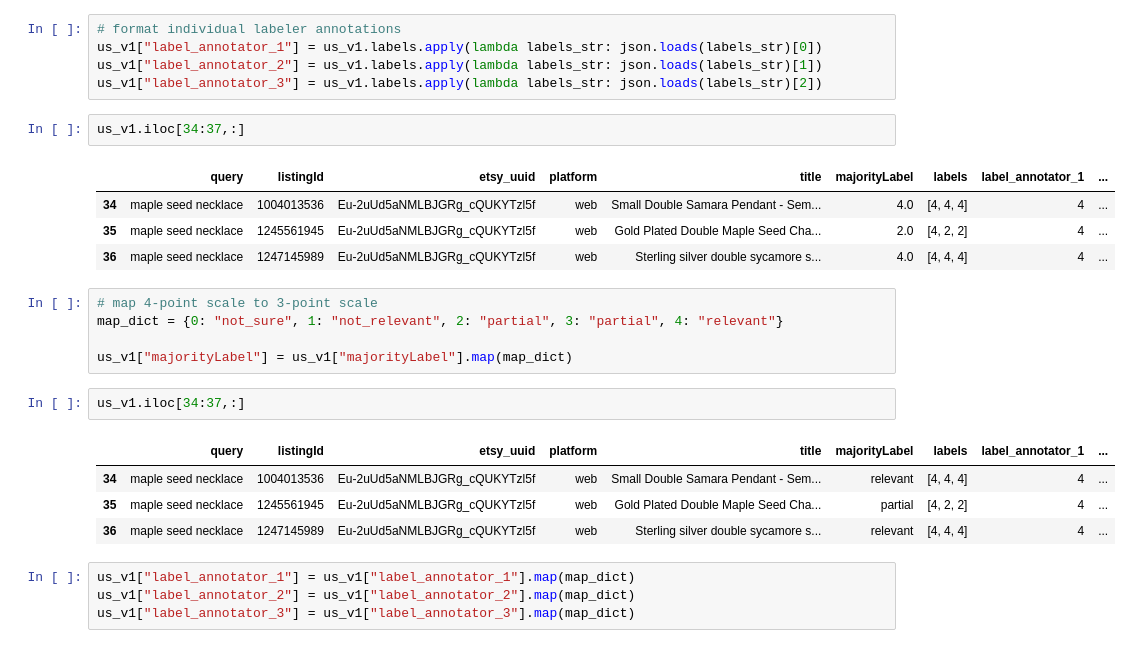
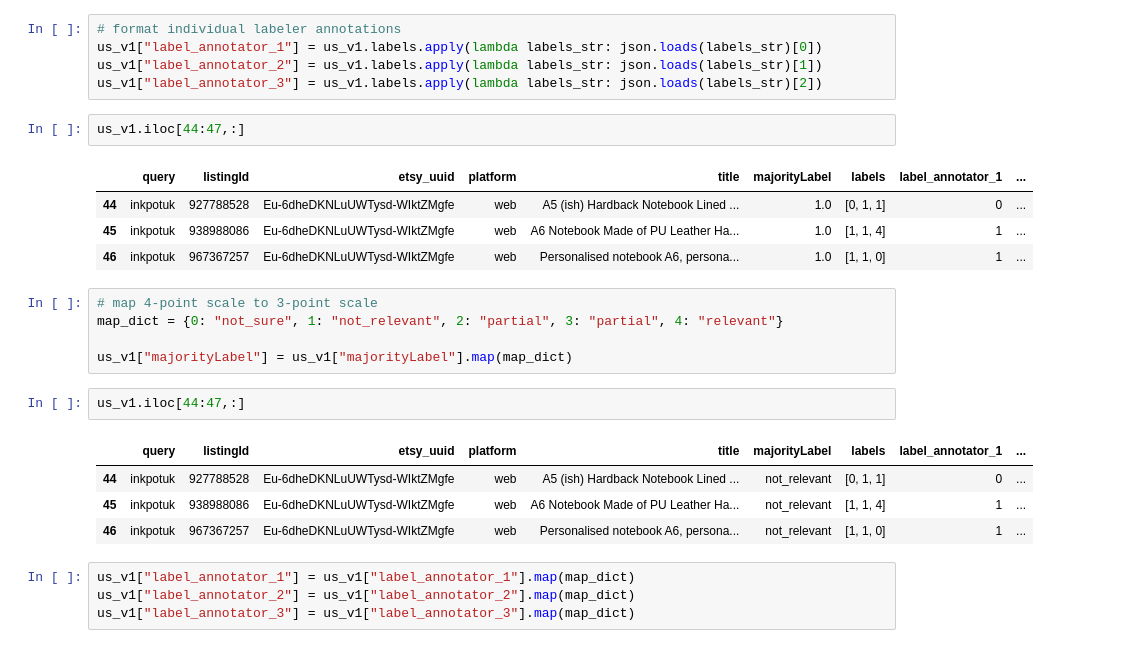
Before and after one commit to yqngzh/yzhang-adhoc-analysis, a Jupyter notebook: 2025H1_semantic_relevance_v3/merge_clean_existing_anno_datasets.ipynb, the cells around one changed output. Drawn from its saved outputs; the diff is of its cells as text.

```diff
--- a/2025H1_semantic_relevance_v3/merge_clean_existing_anno_datasets.ipynb
+++ b/2025H1_semantic_relevance_v3/merge_clean_existing_anno_datasets.ipynb
@@ -86,24 +86,24 @@ us_v1["label_annotator_1"] = us_v1.labels.apply(lambda labels_str: json.loads(la
 us_v1["label_annotator_2"] = us_v1.labels.apply(lambda labels_str: json.loads(labels_str)[1])
 us_v1["label_annotator_3"] = us_v1.labels.apply(lambda labels_str: json.loads(labels_str)[2])
 # %%
-us_v1.iloc[34:37,:]
+us_v1.iloc[44:47,:]
 # %% [output]
 |  | query | listingId | etsy_uuid | platform | title | majorityLabel | labels | label_annotator_1 | ... |
-| 34 | maple seed necklace | 1004013536 | Eu-2uUd5aNMLBJGRg_cQUKYTzl5f | web | Small Double Samara Pendant - Sem... | 4.0 | [4, 4, 4] | 4 | ... |
-| 35 | maple seed necklace | 1245561945 | Eu-2uUd5aNMLBJGRg_cQUKYTzl5f | web | Gold Plated Double Maple Seed Cha... | 2.0 | [4, 2, 2] | 4 | ... |
-| 36 | maple seed necklace | 1247145989 | Eu-2uUd5aNMLBJGRg_cQUKYTzl5f | web | Sterling silver double sycamore s... | 4.0 | [4, 4, 4] | 4 | ... |
+| 44 | inkpotuk | 927788528 | Eu-6dheDKNLuUWTysd-WIktZMgfe | web | A5 (ish) Hardback Notebook Lined ... | 1.0 | [0, 1, 1] | 0 | ... |
+| 45 | inkpotuk | 938988086 | Eu-6dheDKNLuUWTysd-WIktZMgfe | web | A6 Notebook Made of PU Leather Ha... | 1.0 | [1, 1, 4] | 1 | ... |
+| 46 | inkpotuk | 967367257 | Eu-6dheDKNLuUWTysd-WIktZMgfe | web | Personalised notebook A6, persona... | 1.0 | [1, 1, 0] | 1 | ... |
 # %%
 # map 4-point scale to 3-point scale
 map_dict = {0: "not_sure", 1: "not_relevant", 2: "partial", 3: "partial", 4: "relevant"}
 
 us_v1["majorityLabel"] = us_v1["majorityLabel"].map(map_dict)
 # %%
-us_v1.iloc[34:37,:]
+us_v1.iloc[44:47,:]
 # %% [output]
 |  | query | listingId | etsy_uuid | platform | title | majorityLabel | labels | label_annotator_1 | ... |
-| 34 | maple seed necklace | 1004013536 | Eu-2uUd5aNMLBJGRg_cQUKYTzl5f | web | Small Double Samara Pendant - Sem... | relevant | [4, 4, 4] | 4 | ... |
-| 35 | maple seed necklace | 1245561945 | Eu-2uUd5aNMLBJGRg_cQUKYTzl5f | web | Gold Plated Double Maple Seed Cha... | partial | [4, 2, 2] | 4 | ... |
-| 36 | maple seed necklace | 1247145989 | Eu-2uUd5aNMLBJGRg_cQUKYTzl5f | web | Sterling silver double sycamore s... | relevant | [4, 4, 4] | 4 | ... |
+| 44 | inkpotuk | 927788528 | Eu-6dheDKNLuUWTysd-WIktZMgfe | web | A5 (ish) Hardback Notebook Lined ... | not_relevant | [0, 1, 1] | 0 | ... |
+| 45 | inkpotuk | 938988086 | Eu-6dheDKNLuUWTysd-WIktZMgfe | web | A6 Notebook Made of PU Leather Ha... | not_relevant | [1, 1, 4] | 1 | ... |
+| 46 | inkpotuk | 967367257 | Eu-6dheDKNLuUWTysd-WIktZMgfe | web | Personalised notebook A6, persona... | not_relevant | [1, 1, 0] | 1 | ... |
 # %%
 us_v1["label_annotator_1"] = us_v1["label_annotator_1"].map(map_dict)
 us_v1["label_annotator_2"] = us_v1["label_annotator_2"].map(map_dict)
```
Also changed, not shown: parts of 12 cells of this notebook.
